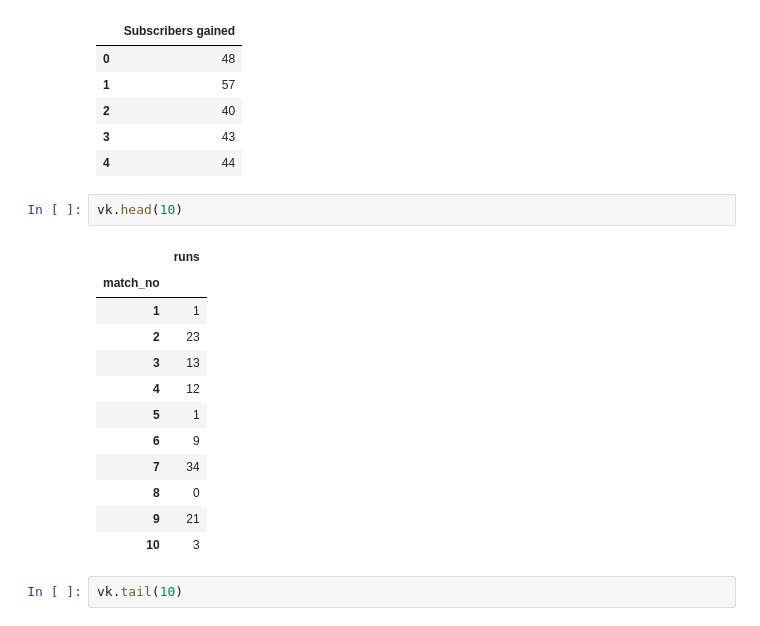
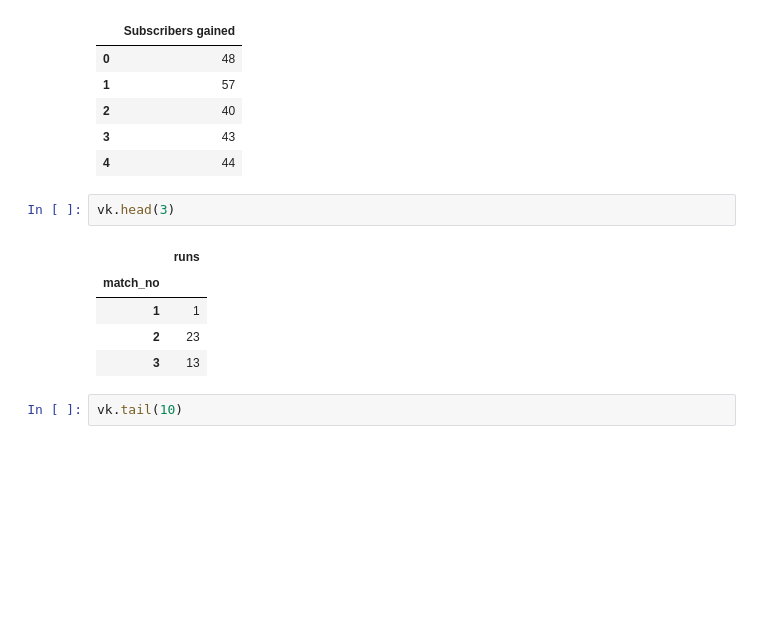
Before and after one commit to Chitran21Chakraborty/Pandas-, a Jupyter notebook: pandas_series.ipynb, the cells around one changed output. Saved outputs shown, nothing was run; the diff lists cells and outputs as text; blank space fills up the shorter version.

```diff
--- a/pandas_series.ipynb
+++ b/pandas_series.ipynb
@@ -196,20 +187,13 @@ subs.head()
 | 3 | 43 |
 | 4 | 44 |
 # %%
-vk.head(10)
+vk.head(3)
 # %% [output]
 |  | runs |
 | match_no |  |
 | 1 | 1 |
 | 2 | 23 |
 | 3 | 13 |
-| 4 | 12 |
-| 5 | 1 |
-| 6 | 9 |
-| 7 | 34 |
-| 8 | 0 |
-| 9 | 21 |
-| 10 | 3 |
 # %%
 vk.tail(10)
 # %% [output]
```
Also changed, not shown: parts of 59 cells of this notebook.
